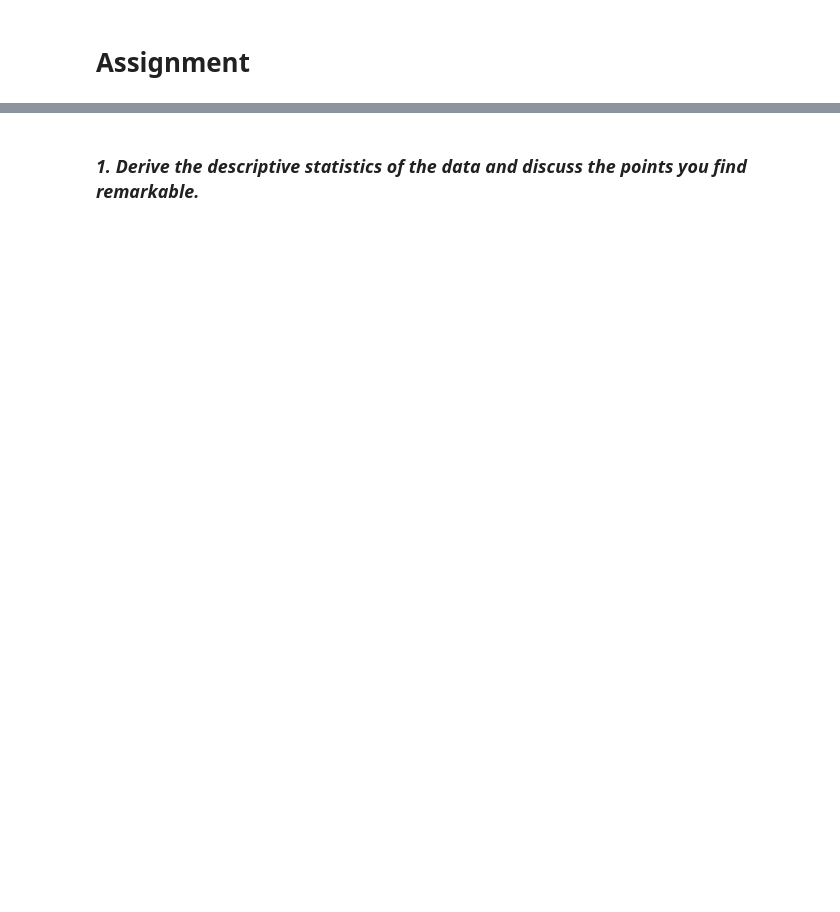
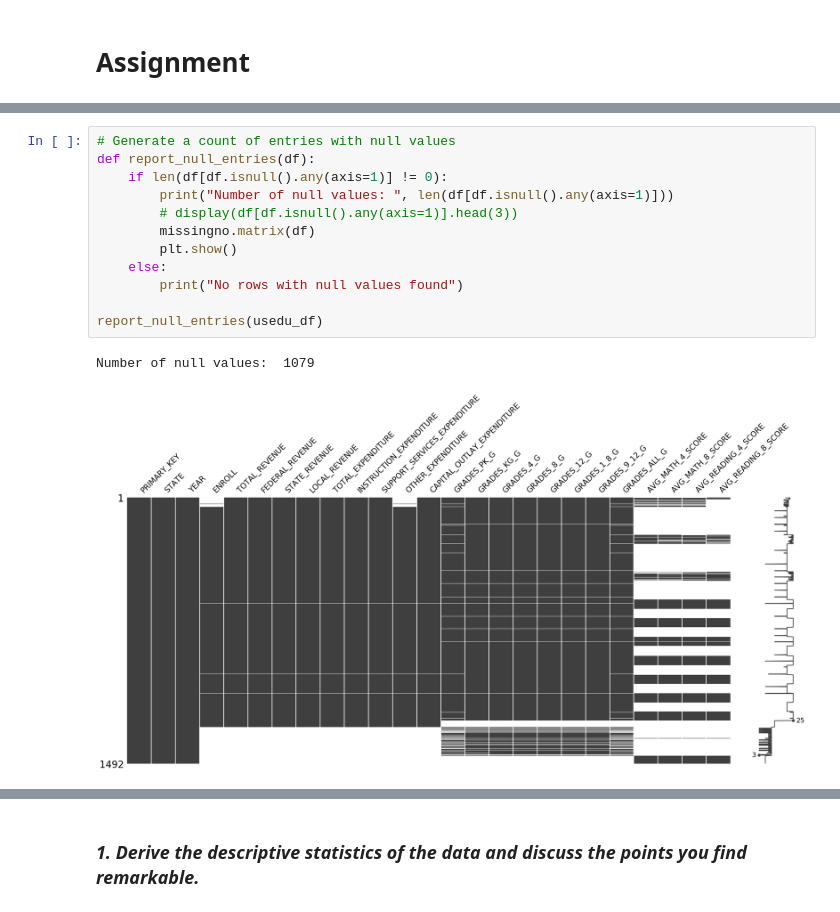
Before and after one commit to johnebehr/thinkful, a Jupyter notebook: 17_5_data_exploration_1.ipynb, the cells around one changed output, grey strips where cells are left out. Drawn from its saved outputs; the diff is of its cells as text; blank space fills up the shorter version.

```diff
--- a/17_5_data_exploration_1.ipynb
+++ b/17_5_data_exploration_1.ipynb
@@ -209,0 +235,15 @@ engine.dispose()
+# %%
+# Generate a count of entries with null values
+def report_null_entries(df):
+    if len(df[df.isnull().any(axis=1)] != 0):
+        print("Number of null values: ", len(df[df.isnull().any(axis=1)]))
+        # display(df[df.isnull().any(axis=1)].head(3))
+        missingno.matrix(df)
+        plt.show()
+    else:
+        print("No rows with null values found")
+
+report_null_entries(usedu_df)
+# %% [output]
+Number of null values:  1079
+[figure, added]
```
Also changed, not shown: parts of 33 cells of this notebook.
